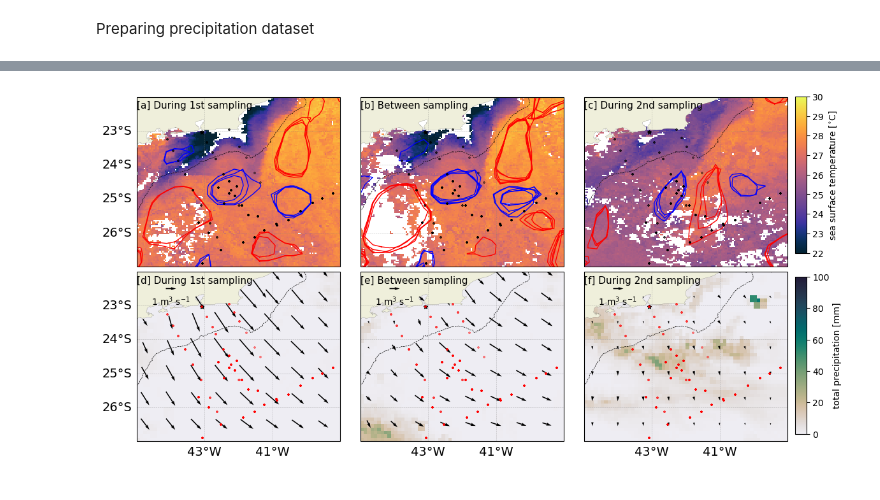
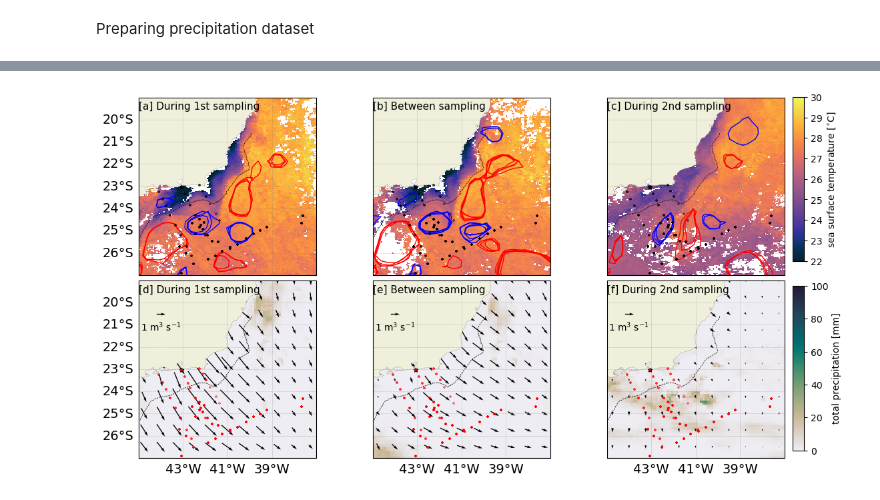
Before and after one commit to nilodna/smax_pathways, a Jupyter notebook: scripts/00_manuscript_environmental_description.ipynb, the cells around one changed output, grey strips where cells are left out. Cells and saved outputs as stored; diff of their text form; code cells hidden in the pictures.

Commit message:
extending domain on precipitation and sst plots

```diff
--- a/scripts/00_manuscript_environmental_description.ipynb
+++ b/scripts/00_manuscript_environmental_description.ipynb
@@ -95,6 +100,6 @@ def load_EkmanTransport(datadir):
 # %%
 proj=ccrs.PlateCarree()
-extent=[-45, -39, -27, -22] #[-47.5, -37.5, -28, -20.62] # max lat fits the gebco data I have for sheld egde contour
+# extent=[-45, -39, -27, -22] #[-47.5, -37.5, -28, -20.62] # max lat fits the gebco data I have for sheld egde contour
 secGloc = (-43.072, -23.033)
 secGloc = (-43.072, -23.033)
 idate = '2022-03-01'
@@ -121,12 +123,12 @@ ds_sst = ds_sst.where(ds_sst.quality_level > 3, drop=True)
 ds_weekly = ds_sst.resample(time='7D').mean()
 
 ## preparing merge
-datadir = '../data/merge/'
+datadir = '../data/merge2/'
 ds_rain = xr.open_mfdataset(f"{datadir}/*.nc", concat_dim='time', combine='nested')
 
 # selecting only cells with precipitation higher than 0
 # ds = ds.load().where(ds['prec'] > 0, drop=True)
-ds_rain = ds_rain.rename({'longitude': 'lon', 'latitude': 'lat'})
+ds_rain = ds_rain.rename({'longitude': 'lon', 'latitude': 'lat', 'rdp': 'prec'}).sel(**roi)
 
 # loading eddies
 ds_locs = xr.open_dataset(f"{datadir}../eddies_sanagu2022_daily.nc")
@@ -154,25 +212,25 @@ Preparing precipitation dataset
 # %%
 ds_daily = ds_rain.resample(time='1D').mean()
 # -- sea surface temperature in Celsius
-ds_plot = ds_daily.prec.sel(lon=slice(-47.5, -37.5), lat=slice(-20, -28), )
+# ds_plot = ds_daily.prec.sel(**roi) # -47.5, -37.5 ;;;;
 
 # selecting days to take a composite view after and before cold front
 ds_composite_before = ds_daily.sel(time=['2022-03-10',
                                         '2022-03-11',
                                         '2022-03-12']).mean(dim='time')
-ds_composite_before = ds_composite_before.prec.sel(lon=slice(-47.5, -37.5), lat=slice(-28, -20), )
+ds_composite_before = ds_composite_before.prec.sel(**roi)
 
 
 # selecting days to take a composite view after and before cold front
 ds_composite_between = ds_daily.sel(time=['2022-03-13',
                                           '2022-03-11',
                                           '2022-03-17']).mean(dim='time')
-ds_composite_between = ds_composite_between.prec.sel(lon=slice(-47.5, -37.5), lat=slice(-28, -20), )
+ds_composite_between = ds_composite_between.prec.sel(**roi)
 
 ds_composite_after = ds_daily.sel(time=['2022-03-28',
                                         '2022-03-29',
                                         '2022-03-30']).mean(dim='time')
-ds_composite_after = ds_composite_after.prec.sel(lon=slice(-47.5, -37.5), lat=slice(-28, -20), )
+ds_composite_after = ds_composite_after.prec.sel(**roi)
 
 # renaming variables
 ds_rain_before = ds_composite_before.copy(deep=True)
@@ -229,25 +287,25 @@ ds_eddies_after = prepare_eddies2plot(xr.concat(ds_eddies, dim='obs'))
 ds_daily = ds_sst.resample(time='1D').mean()
 
 # -- sea surface temperature in Celsius
-ds_plot = (ds_daily.sea_surface_temperature - 273.15).sel(lon=slice(-47.5, -37.5), lat=slice(-20, -28), )
+ds_plot = (ds_daily.sea_surface_temperature - 273.15).sel(**roi)
 
 # selecting days to take a composite view after and before cold front
 ds_composite_before = ds_daily.sel(time=['2022-03-10',
                                         '2022-03-11',
                                         '2022-03-12']).mean(dim='time')
-ds_composite_before = (ds_composite_before.sea_surface_temperature - 273.15).sel(lon=slice(-47.5, -37.5), lat=slice(-20, -28), )
+ds_composite_before = (ds_composite_before.sea_surface_temperature - 273.15).sel(lon=slice(-47.5, -36.5), lat=slice(-16, -28), )
 
 
 # selecting days to take a composite view after and before cold front
 ds_composite_between = ds_daily.sel(time=['2022-03-13',
                                           '2022-03-11',
                                           '2022-03-17']).mean(dim='time')
-ds_composite_between = (ds_composite_between.sea_surface_temperature - 273.15).sel(lon=slice(-47.5, -37.5), lat=slice(-20, -28), )
+ds_composite_between = (ds_composite_between.sea_surface_temperature - 273.15).sel(lon=slice(-47.5, -36.5), lat=slice(-16, -28), )
 
 ds_composite_after = ds_daily.sel(time=['2022-03-28',
                                         '2022-03-29',
                                         '2022-03-30']).mean(dim='time')
-ds_composite_after = (ds_composite_after.sea_surface_temperature - 273.15).sel(lon=slice(-47.5, -37.5), lat=slice(-20, -28), )
+ds_composite_after = (ds_composite_after.sea_surface_temperature - 273.15).sel(lon=slice(-47.5, -36.5), lat=slice(-16, -28), )
 
 # renaming variables
 ds_sst_before = ds_composite_before.copy(deep=True)
@@ -344,7 +422,7 @@ for ax,p in zip(axes, plots):
 
 # PLOTTING EKMAN TRANSPORT
 quiver_kwargs = dict(scale=20, width=.005, color='k', add_guide=False)
-quiverkey=[-44., -22.5, 1, r'1 m$^3$ s$^{-1}$']
+quiverkey=[-44., -20.5, 1, r'1 m$^3$ s$^{-1}$']
 quiverkey_kws=dict(labelpos='S', color='k', coordinates='data')
 
 plots = [ds_quiver_before, ds_quiver_between, ds_quiver_after]
@@ -374,32 +452,31 @@ for k,ax in enumerate(axes):
 
 _ = [ax.set_title('') for ax in axes]
 
 ax_before.set_title('[d] During 1st sampling', loc='left', fontsize=11, y=.9)
 ax_between.set_title('[e] Between sampling', loc='left', fontsize=11, y=.9)
 ax_after.set_title('[f] During 2nd sampling', loc='left', fontsize=11, y=.9)
 
 plt.tight_layout()
 plt.subplots_adjust(top=0.952,
                     bottom=0.094,
                     left=0.083,
                     right=0.96,
                     hspace=0.03,
                     wspace=0.05)
 
 # Add sst colorbar
 fig, cax_sst = get_cbar(fig, ax_after, cax_pad=0.01,
                          cax_bottom=0.563, cax_height=0.39)
 cbsst = fig.colorbar(psst, cax=cax_sst)
 cbsst.set_label(label='sea surface temperature [$^{\circ}$C]', size=10)
 
 # Add total precipition colorbar
 fig, cax_rain = get_cbar(fig, ax_after, cax_pad=0.01,
                          cax_bottom=0.112, cax_height=0.392)
 cbrain = fig.colorbar(prain, cax=cax_rain)
 cbrain.set_label(label='total precipitation [mm]', size=10)
 
 fig.patch.set_alpha(1.0)
-
 plt.savefig('../figures/manuscript/00_manuscript_oceanographicContext.png', bbox_inches="tight", dpi=300)
 # %% [output]
-[figure, old version]
+[figure, new version]
```
Also changed, not shown: parts of 4 cells of this notebook, 2 other files.
